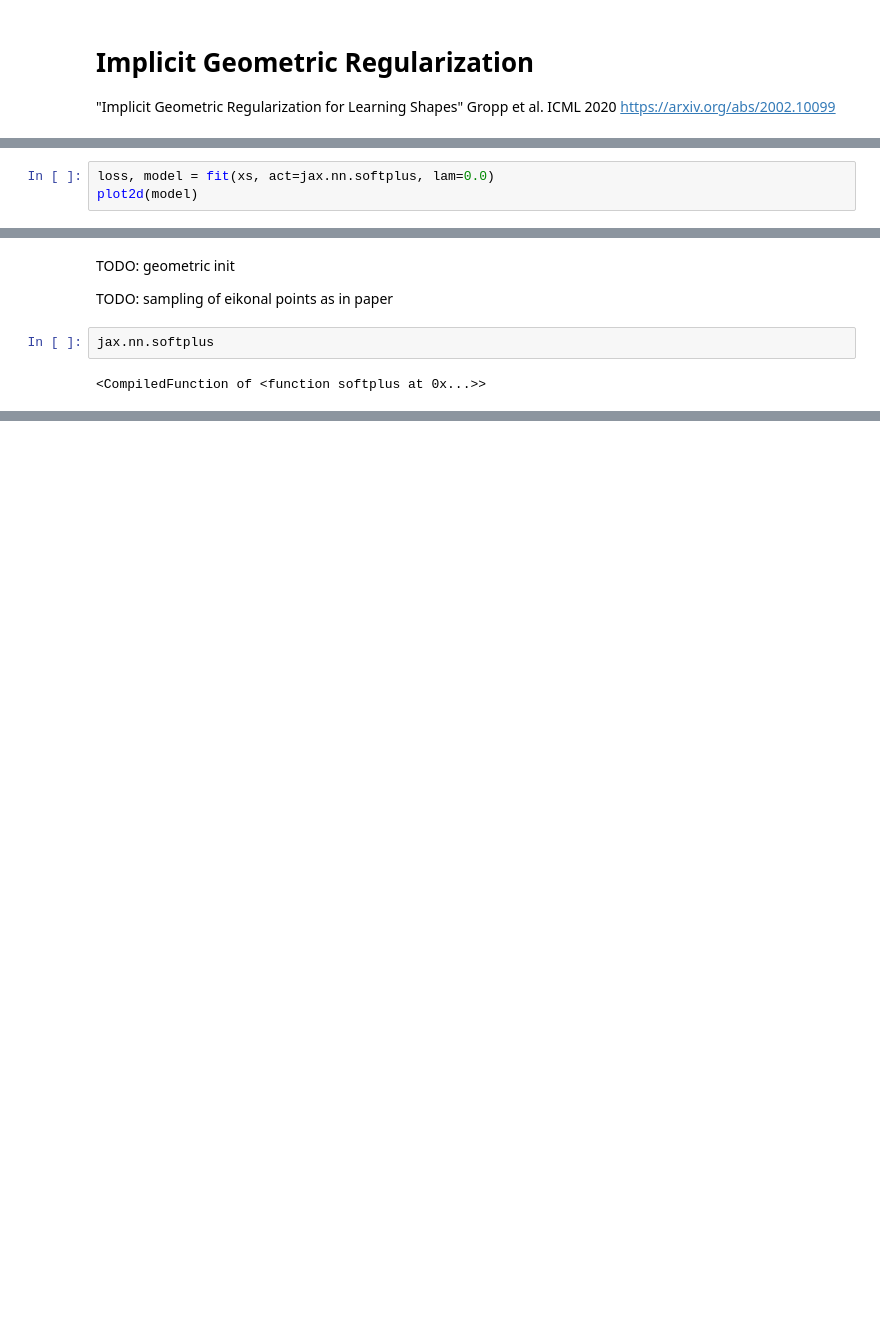
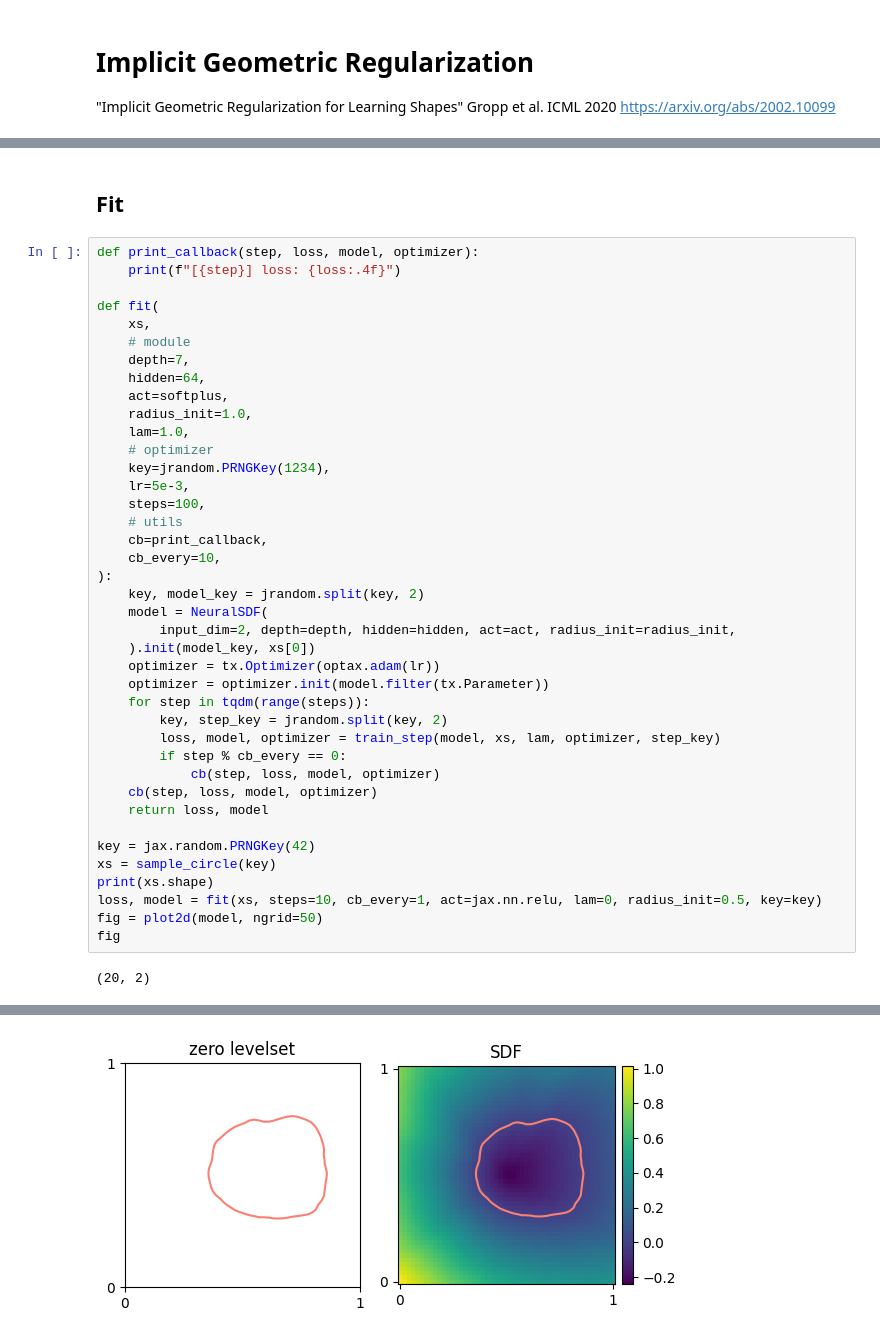
Before and after one commit to niklasschmitz/sdf_jax, a Jupyter notebook: geometric_regularization.ipynb, the cells around one changed output, grey strips where cells are left out. Cells and saved outputs as stored; diff of their text form; blank space fills up the shorter version.

```diff
--- a/geometric_regularization.ipynb
+++ b/geometric_regularization.ipynb
@@ -192,3 +152,0 @@ plot2d(init_model)
-# %%
-loss, model = fit(xs, act=jax.nn.softplus, lam=0.0)
-plot2d(model)
@@ -208,8 +153,44 @@ plot2d(model)
-# %% [markdown]
-TODO: geometric init
-
-TODO: sampling of eikonal points as in paper
-# %%
-jax.nn.softplus
-# %% [output]
-<CompiledFunction of <function softplus at 0x...>>
+# %% [markdown]
+## Fit
+# %%
+def print_callback(step, loss, model, optimizer):
+    print(f"[{step}] loss: {loss:.4f}")
+
+def fit(
+    xs,
+    # module
+    depth=7,
+    hidden=64,
+    act=softplus,
+    radius_init=1.0,
+    lam=1.0,
+    # optimizer
+    key=jrandom.PRNGKey(1234),
+    lr=5e-3,
+    steps=100,
+    # utils
+    cb=print_callback,
+    cb_every=10,
+):
+    key, model_key = jrandom.split(key, 2)
+    model = NeuralSDF(
+        input_dim=2, depth=depth, hidden=hidden, act=act, radius_init=radius_init,
+    ).init(model_key, xs[0])
+    optimizer = tx.Optimizer(optax.adam(lr))
+    optimizer = optimizer.init(model.filter(tx.Parameter))
+    for step in tqdm(range(steps)):
+        key, step_key = jrandom.split(key, 2)
+        loss, model, optimizer = train_step(model, xs, lam, optimizer, step_key)
+        if step % cb_every == 0:
+            cb(step, loss, model, optimizer)
+    cb(step, loss, model, optimizer)
+    return loss, model
+
+key = jax.random.PRNGKey(42)
+xs = sample_circle(key)
+print(xs.shape)
+loss, model = fit(xs, steps=10, cb_every=1, act=jax.nn.relu, lam=0, radius_init=0.5, key=key)
+fig = plot2d(model, ngrid=50)
+fig
+# %% [output]
+(20, 2)
@@ -215,0 +208 @@ jax.nn.softplus
+[figure, added]
```
Also changed, not shown: parts of 9 cells of this notebook.
